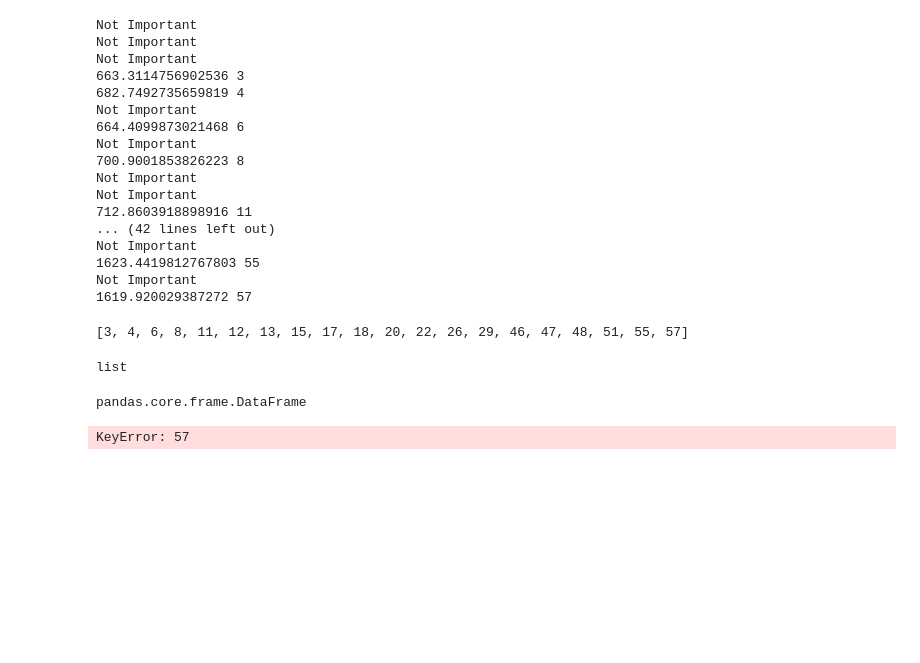
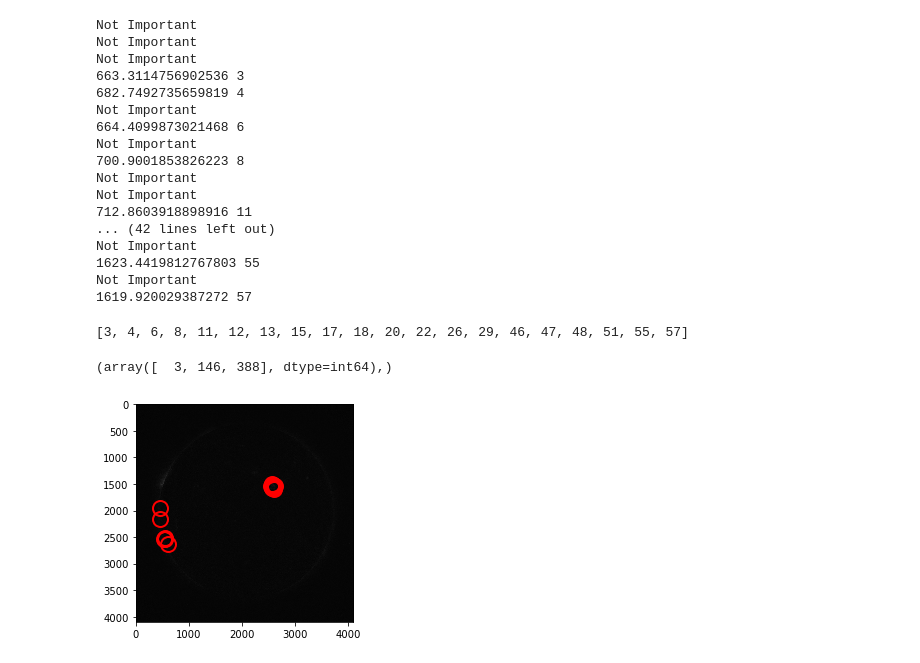
Before and after one commit to GabrielooL/AIA_Brightness, a Jupyter notebook: Isolating Particular Partials (Code). .ipynb, the cells around one changed output. Drawn from its saved outputs; the diff is of its cells as text; code cells hidden in the pictures; blank space fills up the shorter version.

```diff
--- a/Isolating Particular Partials (Code). .ipynb
+++ b/Isolating Particular Partials (Code). .ipynb
@@ -187,7 +172,3 @@ Not Important
 iloc_valid
 # %% [output]
 [3, 4, 6, 8, 11, 12, 13, 15, 17, 18, 20, 22, 26, 29, 46, 47, 48, 51, 55, 57]
-# %%
-type(iloc_valid)
-# %% [output]
-list
@@ -196,10 +175,8 @@ df = pd.DataFrame()
-# %%
-type(df1)
-# %% [output]
-pandas.core.frame.DataFrame
 # %%
-df1 = df.iloc[:,]
+ np.where(t['particle']==3)
+# %% [output]
+(array([  3, 146, 388], dtype=int64),)
 # %%
-tp.annotate (df1[i],Arr[1]);
+tp.annotate (t.iloc[iloc_valid],Arr[1]);
 # %% [output]
-KeyError: 57
+[figure, added]
```
Also changed, not shown: parts of 15 cells of this notebook.
